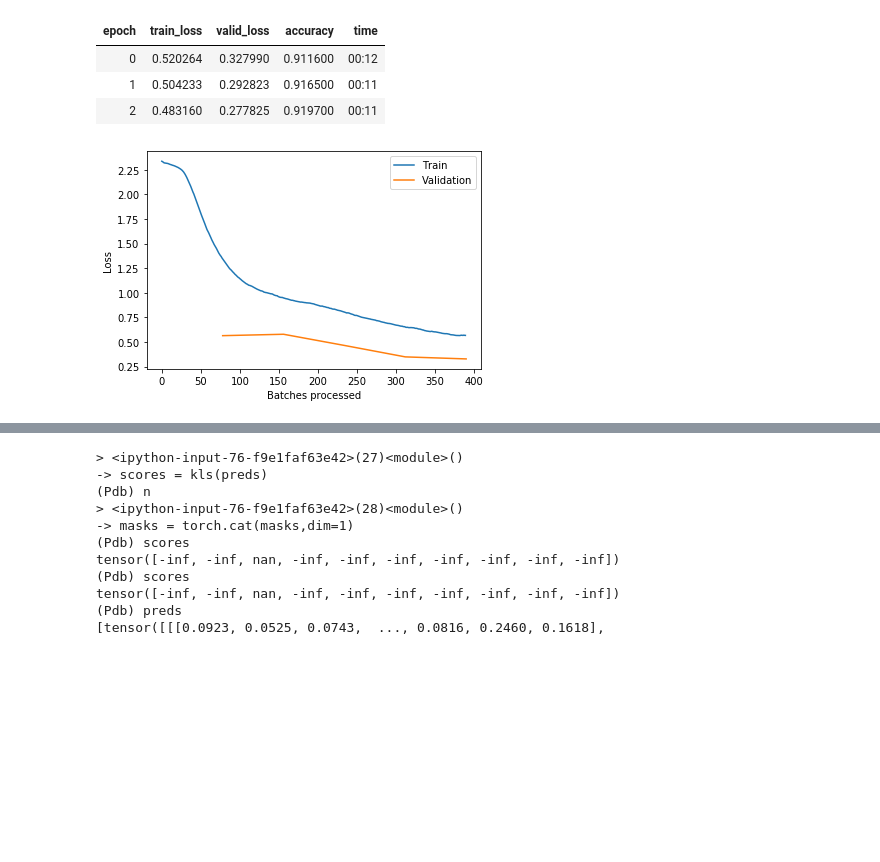
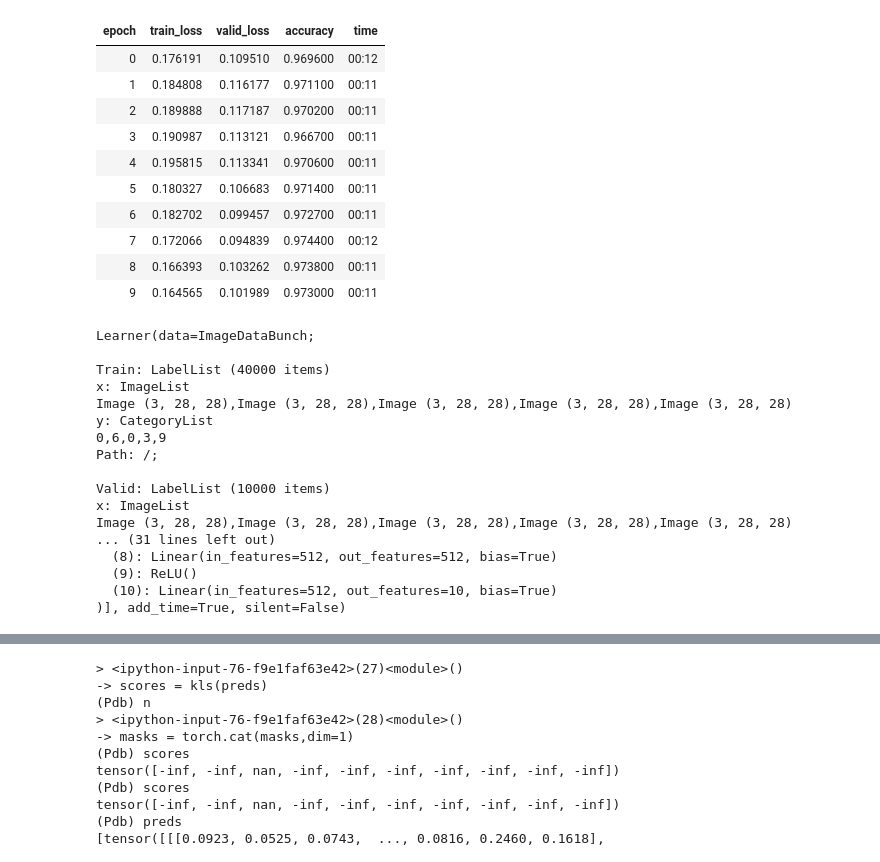
Before and after one commit to dhuynh95/fastai_bayesian, a Jupyter notebook: EnsembleDropout.ipynb, the cells around one changed output, grey strips where cells are left out. Cells and saved outputs as stored; diff of their text form; code cells hidden in the pictures; blank space fills up the shorter version.

```diff
--- a/EnsembleDropout.ipynb
+++ b/EnsembleDropout.ipynb
@@ -145,7 +145,7 @@ class DropLinear(nn.Module):
 
     def sample(self):
         """Sample a mask from the dropout module and the weight matrix"""
-        p = 1 - self.dropout.p
+        p = 1 - self.dropout.dp
         shape = self.W.weight.data.shape
         n = shape[0]
 
@@ -195,9 +195,15 @@ class DropLinear(nn.Module):
             dp = self.dropout.dp
             p = 1 - dp
 
+            mask = self._mask
+            if len(mask.shape) == 1:
+                mask = mask.view(-1,1)
+
             # We apply our mask to the weights
-            masked_weight = self._mask.to(weight.device) * weight
+            masked_weight = mask.to(weight.device) * weight
             z = F.linear(x,masked_weight,bias)
+
+            # Because we manually mask our weights we need to divide by the probability to keep a neuron
             z = z / p
         else:
             # We keep the stochasticity here so we do as usual
@@ -268,4 +274,4 @@ learn.recorder.plot()
 # %%
-learn.fit_one_cycle(5,1e-2/2)
+learn.fit_one_cycle(20,1e-2/2)
 # %% [output]
 | epoch | train_loss | valid_loss | accuracy | time |
@@ -277,11 +301,14 @@ learn.fit_one_cycle(5,1e-2/2)
 # %%
-learn.fit_one_cycle(3,1e-3)
+learn.fit_one_cycle(10,1e-3)
 # %% [output]
 | epoch | train_loss | valid_loss | accuracy | time |
-| 0 | 0.520264 | 0.327990 | 0.911600 | 00:12 |
-| 1 | 0.504233 | 0.292823 | 0.916500 | 00:11 |
-| 2 | 0.483160 | 0.277825 | 0.919700 | 00:11 |
+| 0 | 0.176191 | 0.109510 | 0.969600 | 00:12 |
+| 1 | 0.184808 | 0.116177 | 0.971100 | 00:11 |
+| 2 | 0.189888 | 0.117187 | 0.970200 | 00:11 |
+| 3 | 0.190987 | 0.113121 | 0.966700 | 00:11 |
+| 4 | 0.195815 | 0.113341 | 0.970600 | 00:11 |
+| 5 | 0.180327 | 0.106683 | 0.971400 | 00:11 |
+| 6 | 0.182702 | 0.099457 | 0.972700 | 00:11 |
+| 7 | 0.172066 | 0.094839 | 0.974400 | 00:12 |
+| 8 | 0.166393 | 0.103262 | 0.973800 | 00:11 |
+| 9 | 0.164565 | 0.101989 | 0.973000 | 00:11 |
-# %%
-learn.recorder.plot_losses()
-# %% [output]
-[figure, removed]
@@ -287,0 +317,20 @@ learn.recorder.plot_losses()
+# %%
+learn.load("model_dp_70")
+# %% [output]
+Learner(data=ImageDataBunch;
+
+Train: LabelList (40000 items)
+x: ImageList
+Image (3, 28, 28),Image (3, 28, 28),Image (3, 28, 28),Image (3, 28, 28),Image (3, 28, 28)
+y: CategoryList
+0,6,0,3,9
+Path: /;
+
+Valid: LabelList (10000 items)
+x: ImageList
+Image (3, 28, 28),Image (3, 28, 28),Image (3, 28, 28),Image (3, 28, 28),Image (3, 28, 28)
+... (31 lines left out)
+  (8): Linear(in_features=512, out_features=512, bias=True)
+  (9): ReLU()
+  (10): Linear(in_features=512, out_features=10, bias=True)
+)], add_time=True, silent=False)
```
Also changed, not shown: parts of 62 cells of this notebook.
